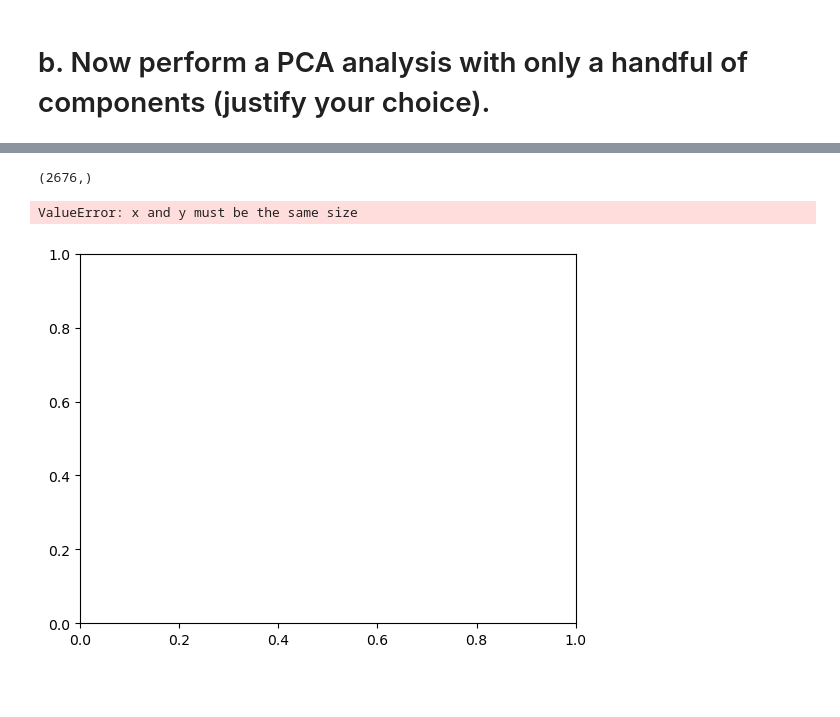
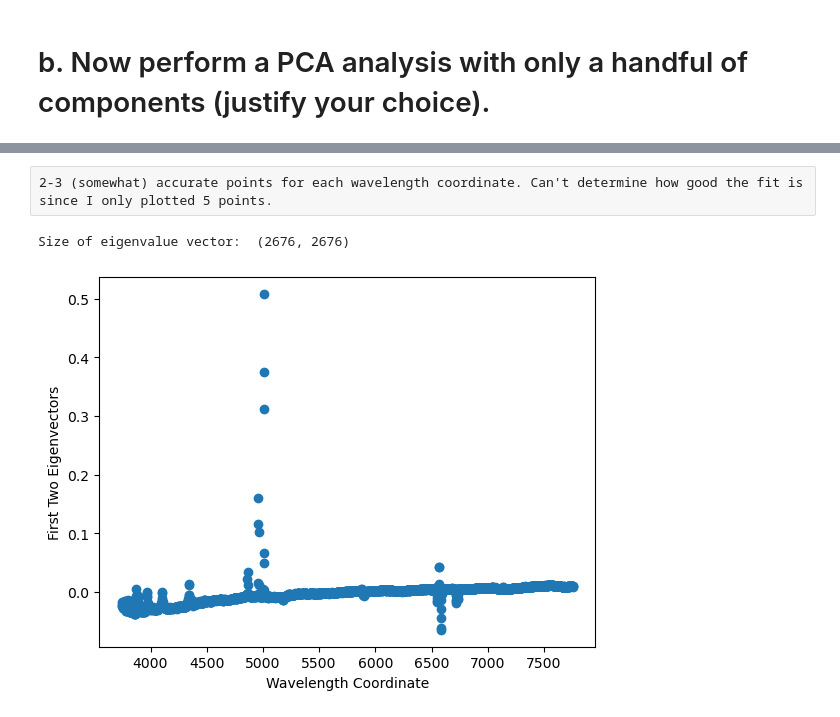
Before and after one commit to ocean-colour/habs, a Jupyter notebook: nb/PCA_problem.ipynb, the cells around one changed output, grey strips where cells are left out. Drawn from its saved outputs; the diff is of its cells as text; code cells hidden in the pictures; blank space fills up the shorter version.

```diff
--- a/nb/PCA_problem.ipynb
+++ b/nb/PCA_problem.ipynb
@@ -252,13 +267,23 @@ plt.show()
+# %% [raw]
+2-3 (somewhat) accurate points for each wavelength coordinate. Can't determine how good the fit is since I only plotted 5 points.
 # %%
 # ii. Plot the first two eigenvalues for every galaxy.  Can you make sense of the distribution?
-# Chose 718 features
-updated_eigenvalues = eigenvalues[0:1]
-print(eigenvalues.shape)
-plt.scatter(updated_wavelength_grid_red, eigenvalues)
+# Eigenvalues = explained variance of fit data
+#print("Size of eigenvalue vector: ", eigenvectors.shape)
+plt.scatter(wavelength_grid_red, eigenvectors[1:2, :])
+plt.xlabel("Wavelength Coordinate")
+plt.ylabel("First Two Eigenvectors")
 plt.show()
+
+# Chose 5 modes
+# handful_fit = pca.fit(standardized_spectra_red)
+# new_eigenvectors = handful_fit.components_
+# new_eigenvalues = handful_fit.explained_variance_
+# print(new_eigenvalues.shape)
+# plt.scatter(updated_wavelength_grid_red, eigenvalues)
+# plt.show()
 # %% [output]
-(2676,)
+Size of eigenvalue vector:  (2676, 2676)
-ValueError: x and y must be the same size
-[figure, old version]
+[figure, new version]
 # %%
 # iii. Explore a few of the features that you see.
```
Also changed, not shown: parts of 9 cells of this notebook.
